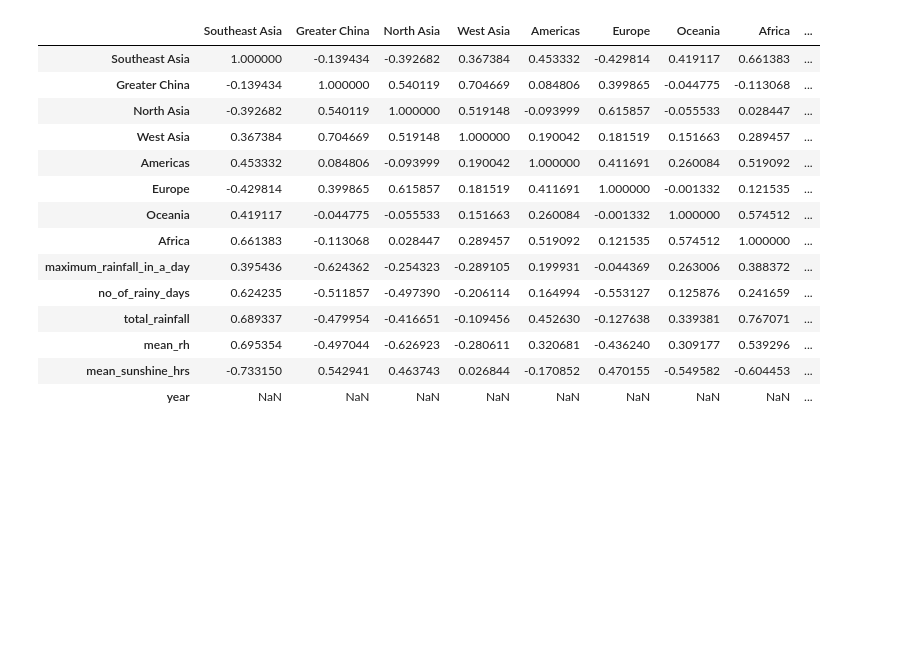
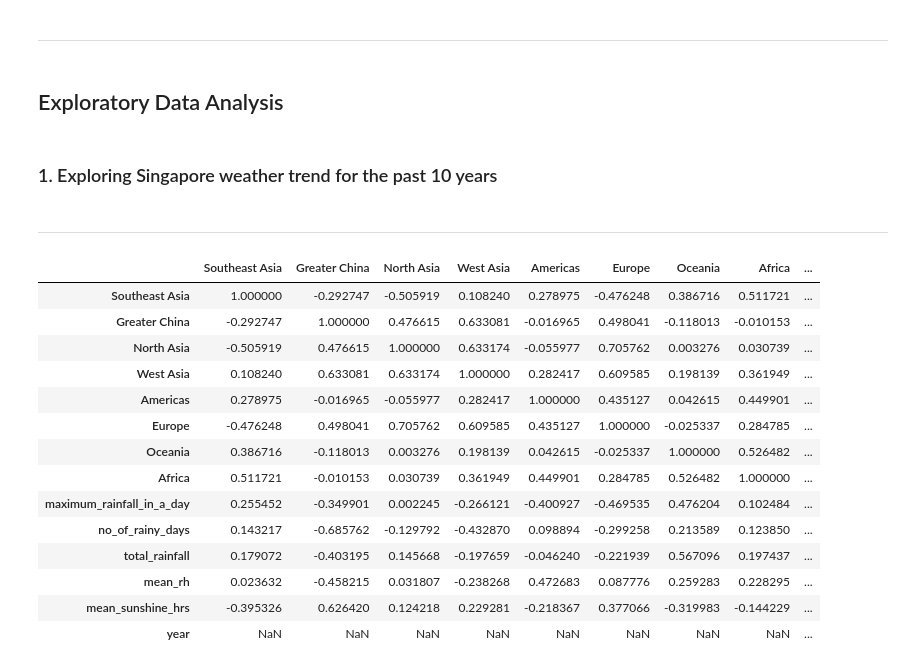
Before and after one commit to altheaxcvii/GA-Labs, a Jupyter notebook: Project 1/code/proj1code.ipynb, the cells around one changed output. Saved outputs shown, nothing was run; the diff lists cells and outputs as text; code cells hidden in the pictures; blank space fills up the shorter version.

```diff
--- a/Project 1/code/proj1code.ipynb
+++ b/Project 1/code/proj1code.ipynb
@@ -29 +61,4 @@ profile_by_region.columns = profile_by_region.columns.str.strip()
+# %%
+#converting the 'na' string to NaN so that I can change the columns to int later
+profile_by_region = profile_by_region.replace('na', np.nan)
 # %%
@@ -55,4 +75,0 @@ profile_by_region
-# %%
-profile_by_region['year'] = profile_by_region['month'].str[:5].astype('int64')
-# %%
-profile_by_region.iloc[:,1:9] = profile_by_region.iloc[:,1:9].astype('int64')
@@ -58,0 +92,6 @@ profile_by_region.iloc[:,1:9] = profile_by_region.iloc[:,1:9].astype('int64')
+# %%
+#creating new column for the year and month
+profile_by_region = profile_by_region.rename({'month':'Time Period'}, axis = 1)
+profile_by_region['year'] = profile_by_region['Time Period'].str[:5].astype('int64')
+profile_by_region['month'] = profile_by_region['Time Period'].str[5:]
+profile_by_region.iloc[:,1:9] = profile_by_region.iloc[:,1:9].astype('float64')
@@ -59,18 +127,26 @@ profile_by_region.iloc[:,1:9] = profile_by_region.iloc[:,1:9].astype('int64')
+# %% [markdown]
+-----------------
+# %% [markdown]
+## <a id='3'>Exploratory Data Analysis</a>
+# %% [markdown]
+<h3>1. Exploring Singapore weather trend for the past 10 years
+# %% [markdown]
+----------------------
 # %%
-profile_by_region[profile_by_region['year']==2019].corr()
+profile_by_region[profile_by_region['year']==2018].corr()
 # %% [output]
 |  | Southeast Asia | Greater China | North Asia | West Asia | Americas | Europe | Oceania | Africa | ... |
-| Southeast Asia | 1.000000 | -0.139434 | -0.392682 | 0.367384 | 0.453332 | -0.429814 | 0.419117 | 0.661383 | ... |
-| Greater China | -0.139434 | 1.000000 | 0.540119 | 0.704669 | 0.084806 | 0.399865 | -0.044775 | -0.113068 | ... |
-| North Asia | -0.392682 | 0.540119 | 1.000000 | 0.519148 | -0.093999 | 0.615857 | -0.055533 | 0.028447 | ... |
-| West Asia | 0.367384 | 0.704669 | 0.519148 | 1.000000 | 0.190042 | 0.181519 | 0.151663 | 0.289457 | ... |
-| Americas | 0.453332 | 0.084806 | -0.093999 | 0.190042 | 1.000000 | 0.411691 | 0.260084 | 0.519092 | ... |
-| Europe | -0.429814 | 0.399865 | 0.615857 | 0.181519 | 0.411691 | 1.000000 | -0.001332 | 0.121535 | ... |
-| Oceania | 0.419117 | -0.044775 | -0.055533 | 0.151663 | 0.260084 | -0.001332 | 1.000000 | 0.574512 | ... |
-| Africa | 0.661383 | -0.113068 | 0.028447 | 0.289457 | 0.519092 | 0.121535 | 0.574512 | 1.000000 | ... |
-| maximum_rainfall_in_a_day | 0.395436 | -0.624362 | -0.254323 | -0.289105 | 0.199931 | -0.044369 | 0.263006 | 0.388372 | ... |
-| no_of_rainy_days | 0.624235 | -0.511857 | -0.497390 | -0.206114 | 0.164994 | -0.553127 | 0.125876 | 0.241659 | ... |
-| total_rainfall | 0.689337 | -0.479954 | -0.416651 | -0.109456 | 0.452630 | -0.127638 | 0.339381 | 0.767071 | ... |
-| mean_rh | 0.695354 | -0.497044 | -0.626923 | -0.280611 | 0.320681 | -0.436240 | 0.309177 | 0.539296 | ... |
-| mean_sunshine_hrs | -0.733150 | 0.542941 | 0.463743 | 0.026844 | -0.170852 | 0.470155 | -0.549582 | -0.604453 | ... |
+| Southeast Asia | 1.000000 | -0.292747 | -0.505919 | 0.108240 | 0.278975 | -0.476248 | 0.386716 | 0.511721 | ... |
+| Greater China | -0.292747 | 1.000000 | 0.476615 | 0.633081 | -0.016965 | 0.498041 | -0.118013 | -0.010153 | ... |
+| North Asia | -0.505919 | 0.476615 | 1.000000 | 0.633174 | -0.055977 | 0.705762 | 0.003276 | 0.030739 | ... |
+| West Asia | 0.108240 | 0.633081 | 0.633174 | 1.000000 | 0.282417 | 0.609585 | 0.198139 | 0.361949 | ... |
+| Americas | 0.278975 | -0.016965 | -0.055977 | 0.282417 | 1.000000 | 0.435127 | 0.042615 | 0.449901 | ... |
+| Europe | -0.476248 | 0.498041 | 0.705762 | 0.609585 | 0.435127 | 1.000000 | -0.025337 | 0.284785 | ... |
+| Oceania | 0.386716 | -0.118013 | 0.003276 | 0.198139 | 0.042615 | -0.025337 | 1.000000 | 0.526482 | ... |
+| Africa | 0.511721 | -0.010153 | 0.030739 | 0.361949 | 0.449901 | 0.284785 | 0.526482 | 1.000000 | ... |
+| maximum_rainfall_in_a_day | 0.255452 | -0.349901 | 0.002245 | -0.266121 | -0.400927 | -0.469535 | 0.476204 | 0.102484 | ... |
+| no_of_rainy_days | 0.143217 | -0.685762 | -0.129792 | -0.432870 | 0.098894 | -0.299258 | 0.213589 | 0.123850 | ... |
+| total_rainfall | 0.179072 | -0.403195 | 0.145668 | -0.197659 | -0.046240 | -0.221939 | 0.567096 | 0.197437 | ... |
+| mean_rh | 0.023632 | -0.458215 | 0.031807 | -0.238268 | 0.472683 | 0.087776 | 0.259283 | 0.228295 | ... |
+| mean_sunshine_hrs | -0.395326 | 0.626420 | 0.124218 | 0.229281 | -0.218367 | 0.377066 | -0.319983 | -0.144229 | ... |
 | year | NaN | NaN | NaN | NaN | NaN | NaN | NaN | NaN | ... |
```
Also changed, not shown: parts of 24 cells of this notebook, 1 other file.
